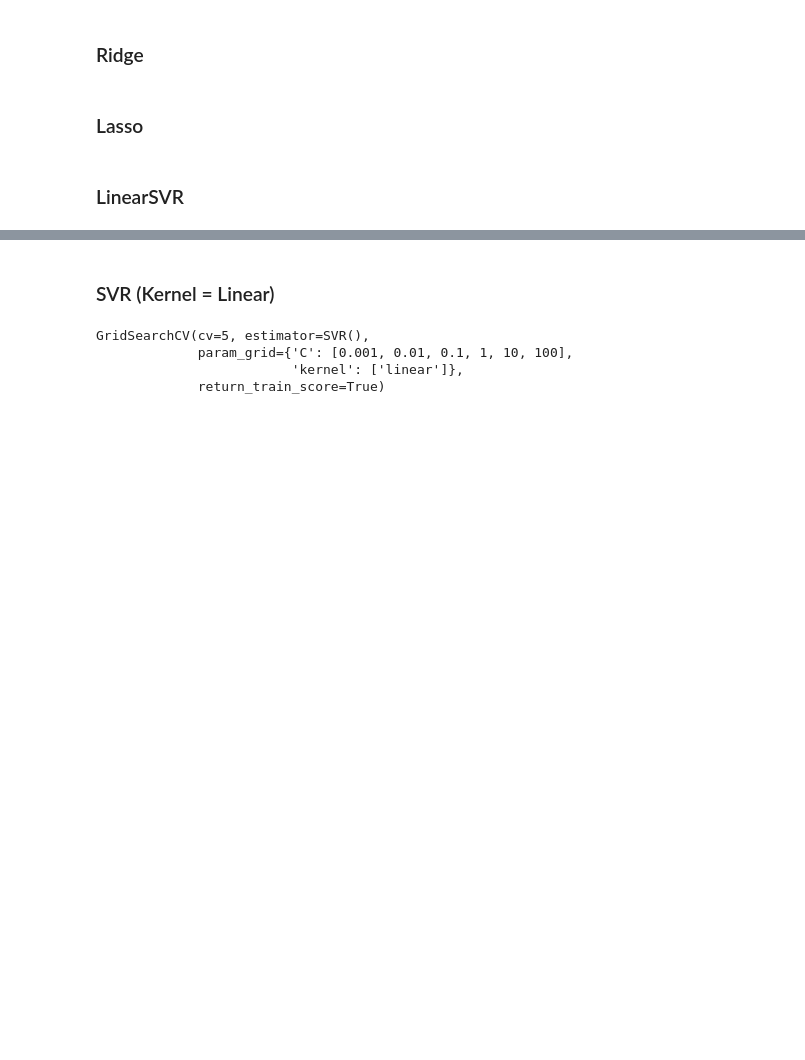
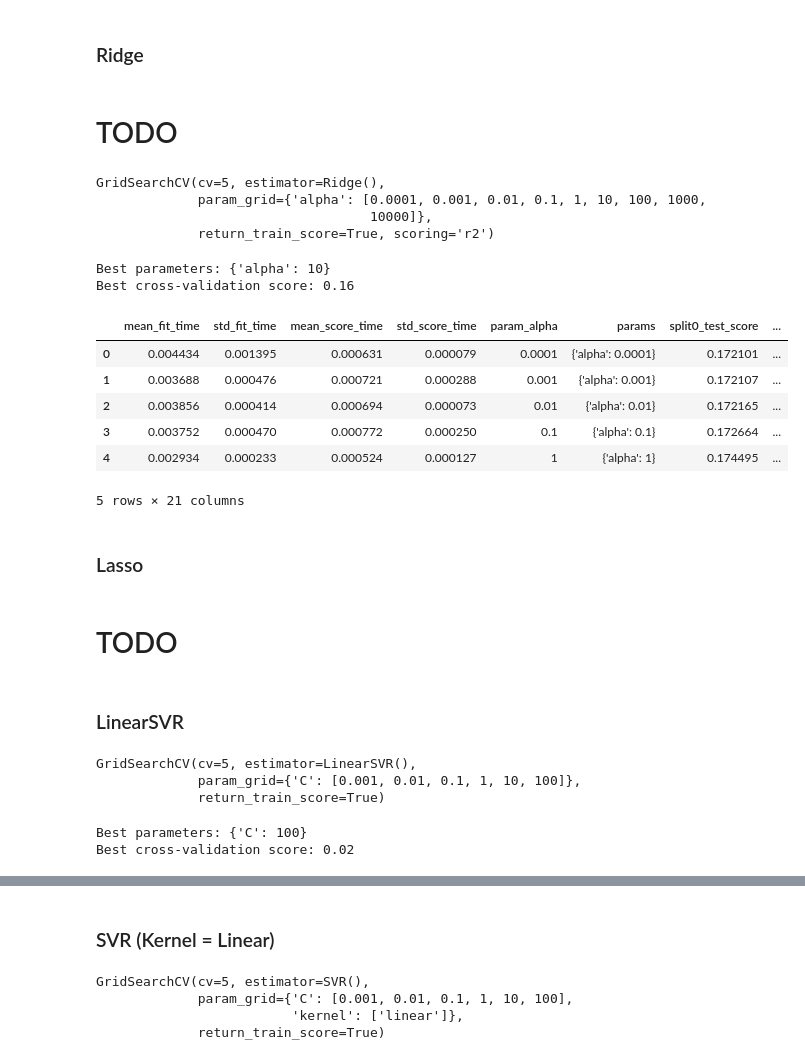
Before and after one commit to ddahiya16/Machine-Learning, a Jupyter notebook: Customer Life Time Value Prediction Model.ipynb, the cells around one changed output, grey strips where cells are left out. Drawn from its saved outputs; the diff is of its cells as text; code cells hidden in the pictures; blank space fills up the shorter version.

```diff
--- a/Customer Life Time Value Prediction Model.ipynb
+++ b/Customer Life Time Value Prediction Model.ipynb
@@ -629,7 +664,7 @@ Text(0.5, 0, 'RM')
 # %%
 from sklearn.neighbors import KNeighborsRegressor
 
-knn = KNeighborsRegressor(n_neighbors=2)
+knn = KNeighborsRegressor(n_neighbors=25)
 
 # Fit and score
 knn.fit(x_train, y_train)
@@ -641,9 +676,10 @@ Test Score:  -0.03430912794119556
 # %% [markdown]
 Grid Search with cross validation
 # %%
+from sklearn.neighbors import KNeighborsRegressor
 from sklearn.model_selection import GridSearchCV
 knn = KNeighborsRegressor()
-param_grid = {'n_neighbors': [1,2,3,4,5,6,7,8,9,10]}
+param_grid = {'n_neighbors': [1,2,7,10]}
 grid_search = GridSearchCV(knn, param_grid, cv=5, return_train_score=True)
 # %%
 grid_search.fit(x_train, y_train)
@@ -656,13 +706,11 @@ display(results.head())
 # %% [markdown]
 ### Ridge
+# %% [markdown]
+# TODO
 # %%
 from sklearn.linear_model import Ridge
+ridge = Ridge()
 
-train_score_list = []
-test_score_list = []
-
-for alpha in [0.0001, 0.001, 0.01, 0.1, 1, 10, 100,1000,10000]:
-    ridge = Ridge(alpha)
-    ridge.fit(x_train,  y_train)
-    train_score_list.append(ridge.score(x_train, y_train))
-    test_score_list.append(ridge.score(x_test, y_test))
+param_grid = {'alpha': [0.0001, 0.001, 0.01, 0.1, 1, 10, 100,1000,10000]}
+grid_search = GridSearchCV(ridge, param_grid, cv=5, return_train_score=True,
+                           scoring = 'r2')
@@ -682,5 +717,31 @@ plt.grid()
+# %%
+grid_search.fit(x_train, y_train)
+# %% [output]
+GridSearchCV(cv=5, estimator=Ridge(),
+             param_grid={'alpha': [0.0001, 0.001, 0.01, 0.1, 1, 10, 100, 1000,
+                                   10000]},
+             return_train_score=True, scoring='r2')
+# %%
+print("Best parameters: {}".format(grid_search.best_params_))
+print("Best cross-validation score: {:.2f}".format(grid_search.best_score_))
+# %% [output]
+Best parameters: {'alpha': 10}
+Best cross-validation score: 0.16
+# %%
+results = pd.DataFrame(grid_search.cv_results_)
+display(results.head())
+# %% [output]
+|  | mean_fit_time | std_fit_time | mean_score_time | std_score_time | param_alpha | params | split0_test_score | ... |
+| 0 | 0.004434 | 0.001395 | 0.000631 | 0.000079 | 0.0001 | {'alpha': 0.0001} | 0.172101 | ... |
+| 1 | 0.003688 | 0.000476 | 0.000721 | 0.000288 | 0.001 | {'alpha': 0.001} | 0.172107 | ... |
+| 2 | 0.003856 | 0.000414 | 0.000694 | 0.000073 | 0.01 | {'alpha': 0.01} | 0.172165 | ... |
+| 3 | 0.003752 | 0.000470 | 0.000772 | 0.000250 | 0.1 | {'alpha': 0.1} | 0.172664 | ... |
+| 4 | 0.002934 | 0.000233 | 0.000524 | 0.000127 | 1 | {'alpha': 1} | 0.174495 | ... |
+5 rows × 21 columns
 # %% [markdown]
 ### Lasso
+# %% [markdown]
+# TODO
 # %%
 from sklearn.linear_model import Lasso
 
@@ -725,0 +776,12 @@ for clf, lab, grd in zip([clf1, clf2, clf3, clf4, clf5, clf6],
+# %%
+grid_search.fit(x_train, y_train)
+# %% [output]
+GridSearchCV(cv=5, estimator=LinearSVR(),
+             param_grid={'C': [0.001, 0.01, 0.1, 1, 10, 100]},
+             return_train_score=True)
+# %%
+print("Best parameters: {}".format(grid_search.best_params_))
+print("Best cross-validation score: {:.2f}".format(grid_search.best_score_))
+# %% [output]
+Best parameters: {'C': 100}
+Best cross-validation score: 0.02
```
Also changed, not shown: parts of 17 cells of this notebook.
